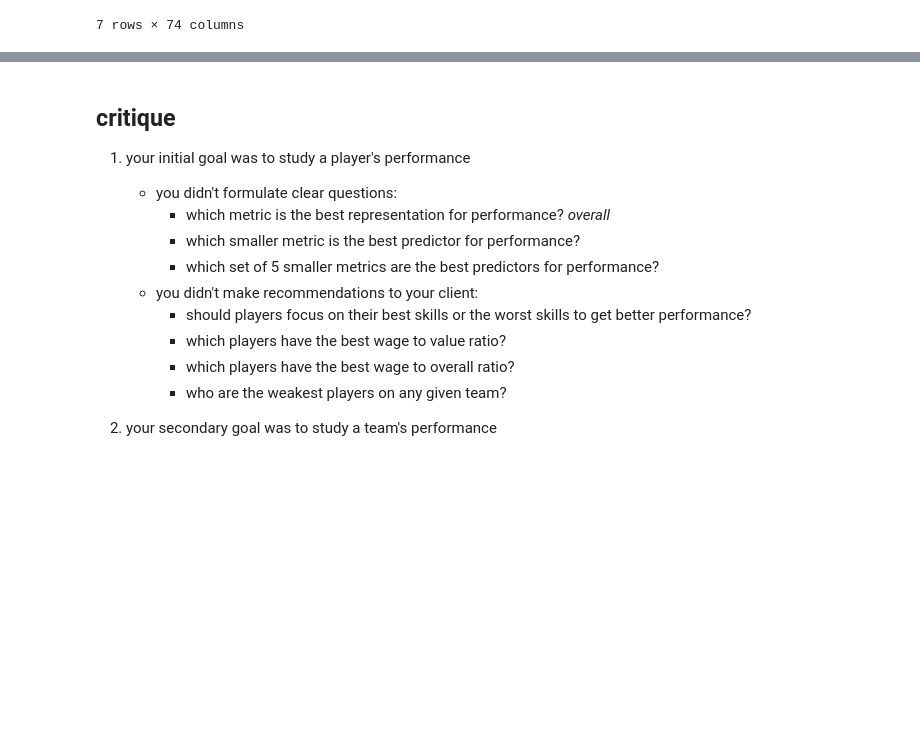
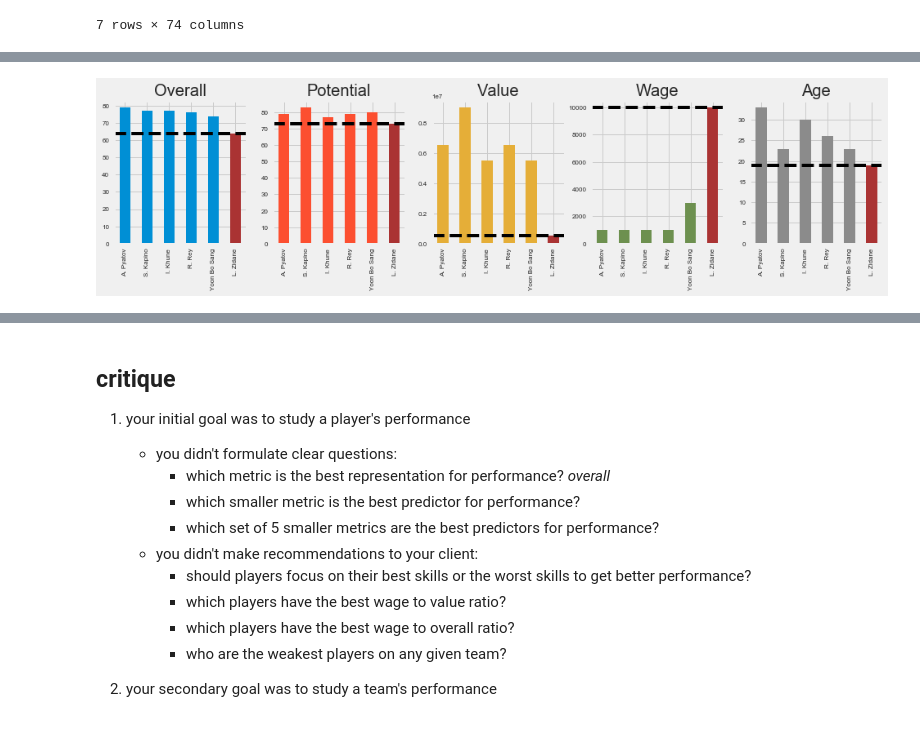
Before and after one commit to ncernek/fifa_analysis, a Jupyter notebook: improve_recruiting.ipynb, the cells around one changed output, grey strips where cells are left out. Drawn from its saved outputs; the diff is of its cells as text; code cells hidden in the pictures; blank space fills up the shorter version.

```diff
--- a/improve_recruiting.ipynb
+++ b/improve_recruiting.ipynb
@@ -317,0 +198,11 @@ Name: 11632, Length: 77, dtype: object
+# %%
+# combine the position filter with the other filters
+replacements = players[
+    (players['Overall'] >= 1.1 * worst['Overall']) &
+    (players["Value"] >= 10 * worst["Value"]) &
+    (players["Wage"]  < 0.5 * worst["Wage"]) &
+    (players["Club"] != "Real Madrid CF") &
+    (players['overlap_with_worst'] >= .5)
+]
+replacements
+# we need to reduce the other filters to get at least 5 recommendations
@@ -317,0 +218,21 @@ Name: 11632, Length: 77, dtype: object
+# %%
+# create visualization to compare differences between replacements and current player
+
+# add the worst player to the comparison
+worst = players.loc[worst_index]
+comparison = replacements.append(worst)
+
+columns = ['Overall','Potential','Value','Wage','Age','Name']
+ax = comparison[columns]\
+    .plot(x='Name',kind='bar',subplots=True,legend=False,figsize=(15,3),layout=(1,5))
+
+
+for index,subplot in enumerate(ax[0]):
+    worst_value = comparison.loc[worst_index][columns[index]]
+    subplot.axhline(worst_value, ls='--', color='black')
+#     subplot.text(5, worst_value * 1.1 , "worst", fontsize=10,
+#             horizontalalignment="center")
+    subplot.set_xlabel('')
+    subplot.patches[-1].set_facecolor('#aa3333')
+# %% [output]
+[figure, added]
```
Also changed, not shown: parts of 33 cells of this notebook, 4 other files.
